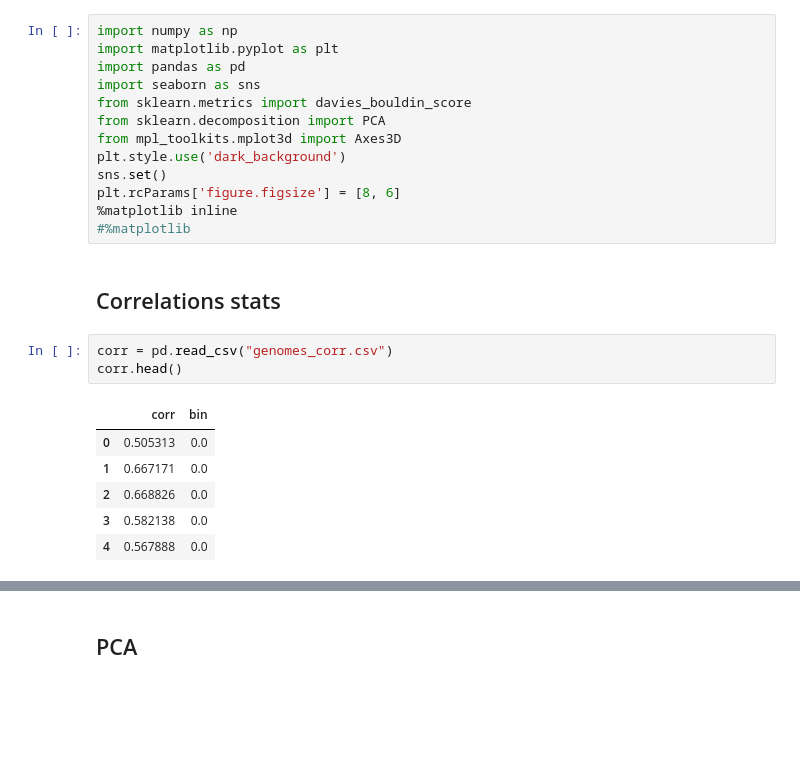
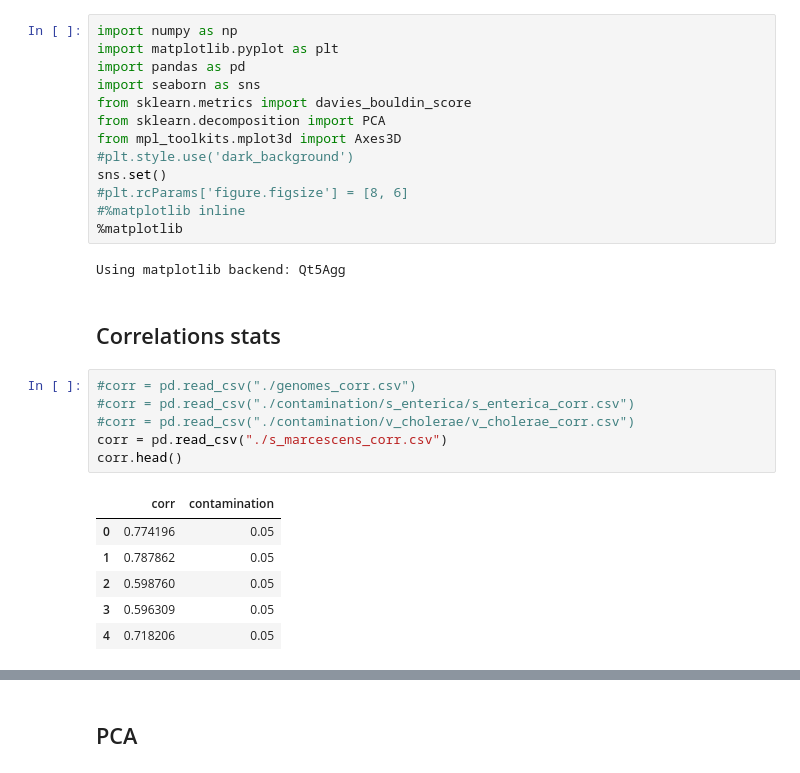
Before and after one commit to KubaWojciechowski/MetaBinQ, a Jupyter notebook: tnf_analysis.ipynb, the cells around one changed output, grey strips where cells are left out. Drawn from its saved outputs; the diff is of its cells as text; blank space fills up the shorter version.

```diff
--- a/tnf_analysis.ipynb
+++ b/tnf_analysis.ipynb
@@ -6,21 +6,26 @@ import seaborn as sns
 from sklearn.metrics import davies_bouldin_score
 from sklearn.decomposition import PCA
 from mpl_toolkits.mplot3d import Axes3D
-plt.style.use('dark_background')
+#plt.style.use('dark_background')
 sns.set()
-plt.rcParams['figure.figsize'] = [8, 6]
-%matplotlib inline
-#%matplotlib
+#plt.rcParams['figure.figsize'] = [8, 6]
+#%matplotlib inline
+%matplotlib
+# %% [output]
+Using matplotlib backend: Qt5Agg
 # %% [markdown]
 ## Correlations stats
-# %%
-corr = pd.read_csv("genomes_corr.csv")
-corr.head()
-# %% [output]
-|  | corr | bin |
-| 0 | 0.505313 | 0.0 |
-| 1 | 0.667171 | 0.0 |
-| 2 | 0.668826 | 0.0 |
-| 3 | 0.582138 | 0.0 |
-| 4 | 0.567888 | 0.0 |
+# %%
+#corr = pd.read_csv("./genomes_corr.csv")
+#corr = pd.read_csv("./contamination/s_enterica/s_enterica_corr.csv")
+#corr = pd.read_csv("./contamination/v_cholerae/v_cholerae_corr.csv")
+corr = pd.read_csv("./s_marcescens_corr.csv")
+corr.head()
+# %% [output]
+|  | corr | contamination |
+| 0 | 0.774196 | 0.05 |
+| 1 | 0.787862 | 0.05 |
+| 2 | 0.598760 | 0.05 |
+| 3 | 0.596309 | 0.05 |
+| 4 | 0.718206 | 0.05 |
 # %%
```
Also changed, not shown: parts of 10 cells of this notebook, 10 other files.
